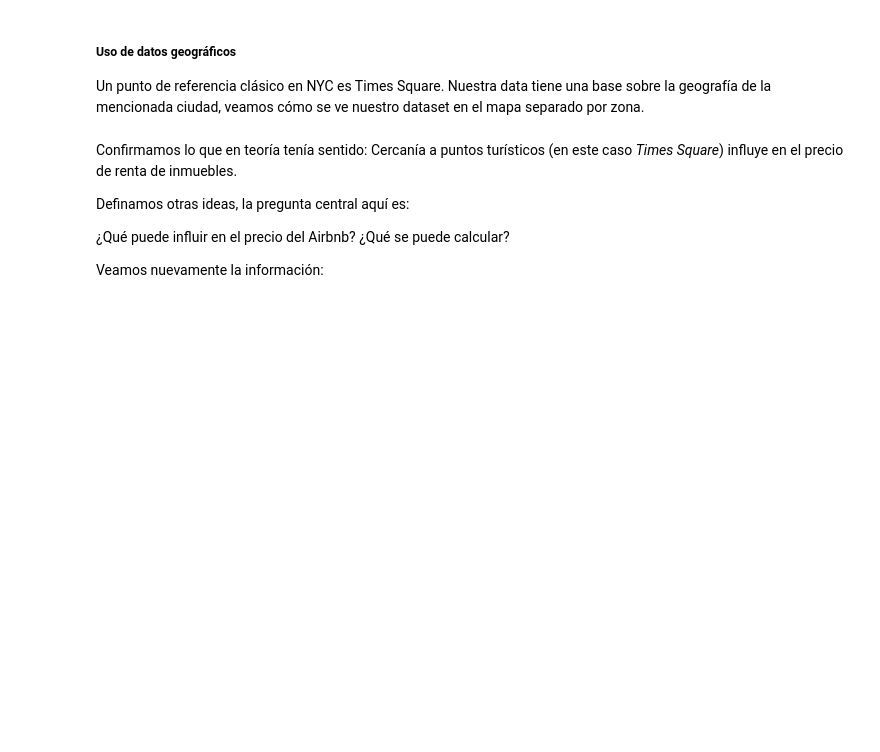
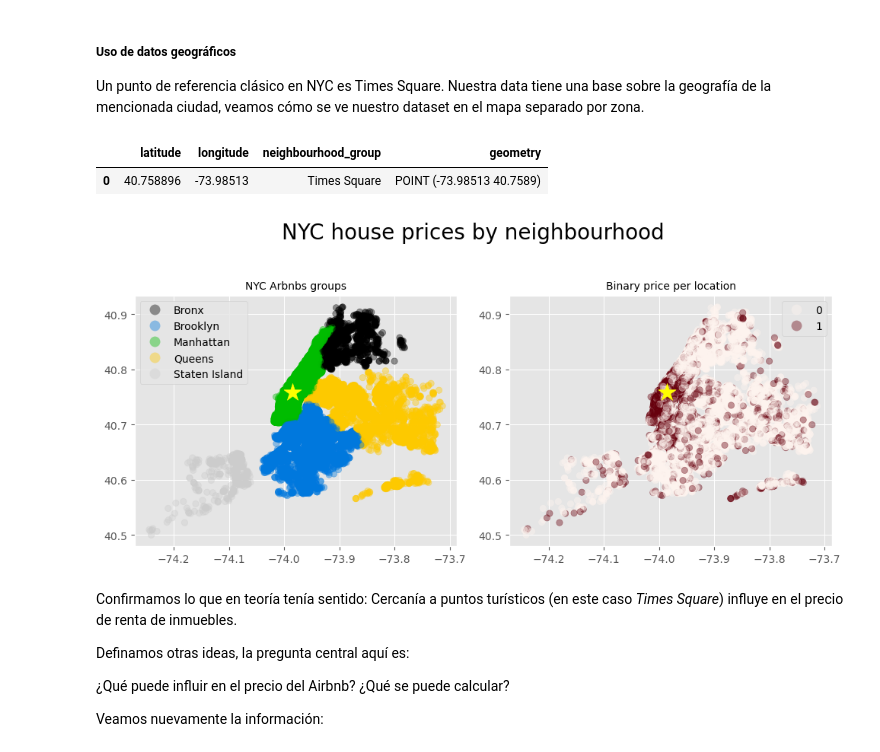
Before and after one commit to HectorH06/Data-Proc-Lab, a Jupyter notebook: Material/10,0_clase_202101.ipynb, the cells around one changed output. Cells and saved outputs as stored; diff of their text form; code cells hidden in the pictures; blank space fills up the shorter version.

```diff
--- a/Material/10,0_clase_202101.ipynb
+++ b/Material/10,0_clase_202101.ipynb
@@ -397,14 +516,61 @@ times_square = pd.DataFrame({'latitude': 40.758896,
                              'longitude': -73.985130,
                              'neighbourhood_group': 'Times Square'},
                             index=[0])
+
+geo_ts = gpd.GeoDataFrame(times_square, geometry=gpd.points_from_xy(times_square.longitude, times_square.latitude))
+
+geo_ts
+# %% [output]
+|  | latitude | longitude | neighbourhood_group | geometry |
+| 0 | 40.758896 | -73.98513 | Times Square | POINT (-73.98513 40.7589) |
 # %%
 # Visualization: ¿Cómo se ven nuestros datos?
 # Visualization
 replacers = {'neighbourhood_group': {0: 'Brooklyn',
   1: 'Manhattan',
   2: 'Queens',
   3: 'Staten Island',
   4: 'Bronx'}}
+
+gdf = gpd.GeoDataFrame(df.replace(replacers), geometry=gpd.points_from_xy(df.longitude, df.latitude))
+
+gdf = gdf.set_crs('EPSG:4326')
+
+fig, ax = plt.subplots(nrows=1, ncols=2, figsize=(10,5))
+
+gdf.plot(categorical=True,
+         column='neighbourhood_group',
+         legend=True,
+         ax=ax[0],
+         cmap='nipy_spectral',
+         alpha=0.4)
+geo_ts.plot(color='yellow',
+            marker='*',
+            label='Times Square',
+            markersize=300,
+            legend=True,
+            ax=ax[0])
+
+gdf.plot(categorical=True,
+         column='binary_price',
+         legend=True,
+         ax=ax[1],
+         cmap='Reds',
+         alpha=0.4)
+geo_ts.plot(color='yellow',
+            marker='*',
+            label='Times Square',
+            markersize=300,
+            legend=True,
+            ax=ax[1])
+
+fig.suptitle('NYC house prices by neighbourhood', fontsize=20)
+ax[0].set_title('NYC Arbnbs groups', fontsize=10)
+ax[1].set_title('Binary price per location', fontsize=10)
+fig.tight_layout()
+fig.show()
+# %% [output]
+[figure, added]
 # %% [markdown]
 Confirmamos lo que en teoría tenía sentido: Cercanía a puntos turísticos (en este caso _Times Square_) influye en el precio de renta de inmuebles.
 
```
Also changed, not shown: parts of 22 cells of this notebook.
